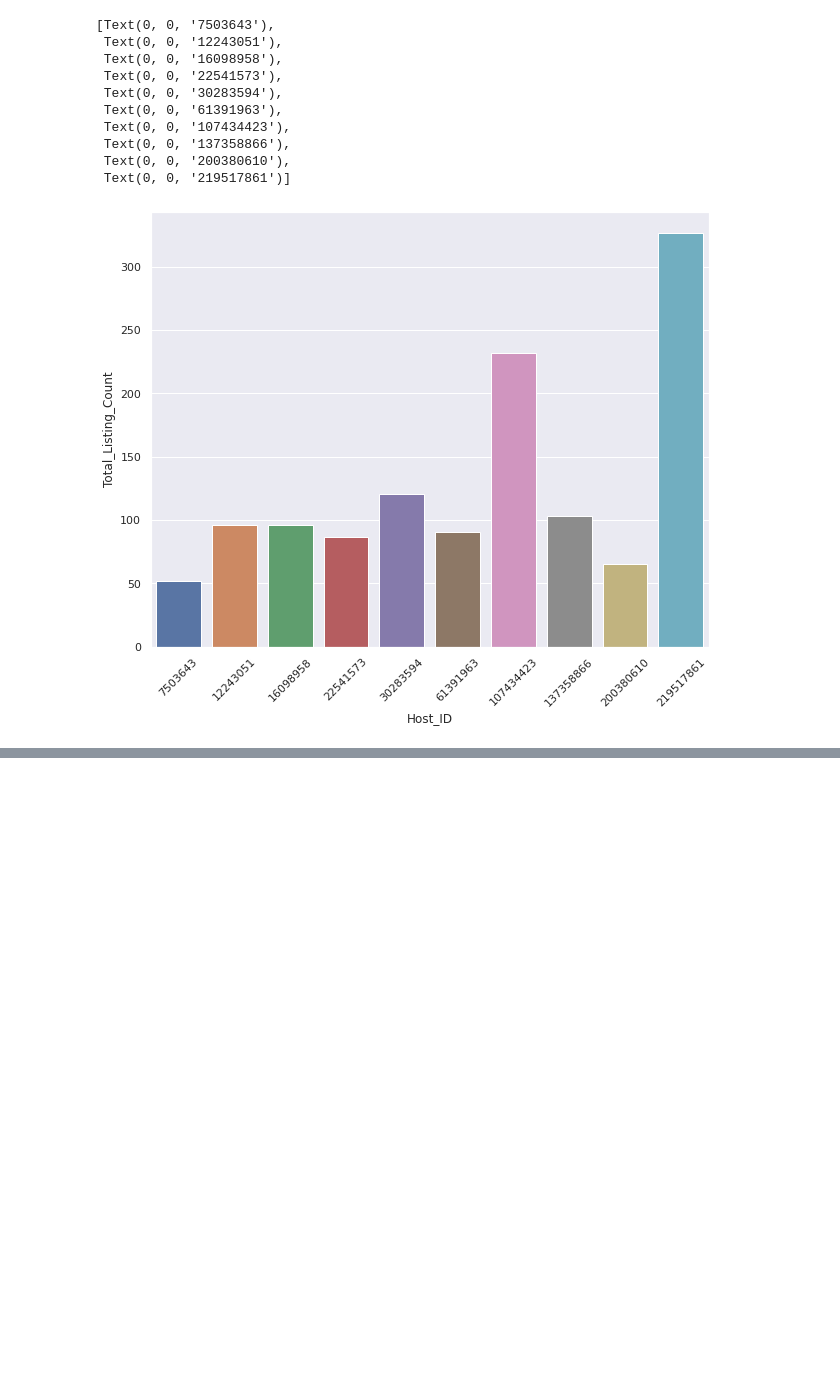
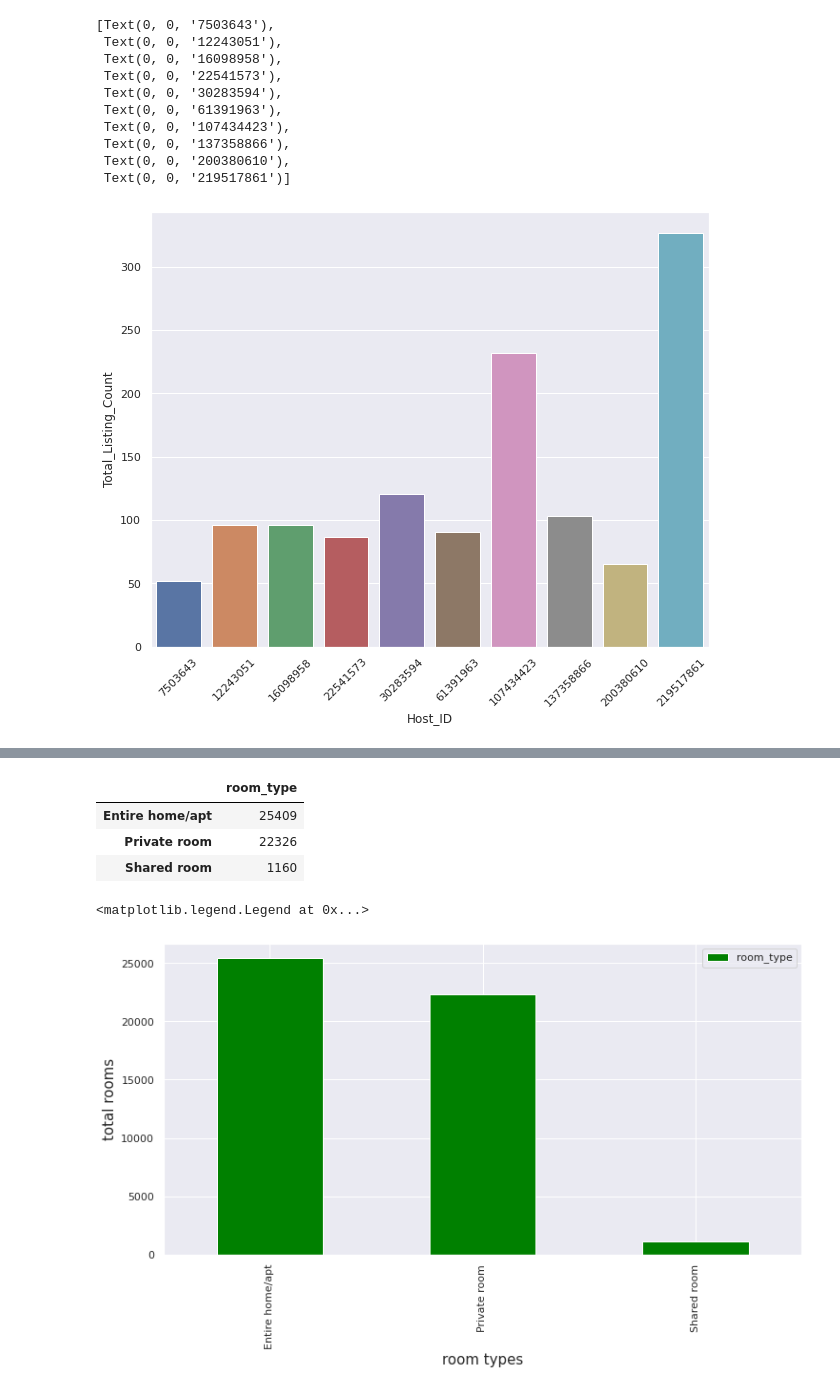
Before and after one commit to Priyabrat845/Airbnb-Booking-Analysis, a Jupyter notebook: Copy_of_Airbnb_Bookings_Analysis_Capstone_Project.ipynb, the cells around one changed output, grey strips where cells are left out. Saved outputs shown, nothing was run; the diff lists cells and outputs as text; code cells hidden in the pictures; blank space fills up the shorter version.

```diff
--- a/Copy_of_Airbnb_Bookings_Analysis_Capstone_Project.ipynb
+++ b/Copy_of_Airbnb_Bookings_Analysis_Capstone_Project.ipynb
@@ -136,0 +188,19 @@ airbnb.head(5)
+# %%
+#Total no of rooms available for different room types
+total_room_types=airbnb.room_type.value_counts()
+total_room_types_df = pd.DataFrame(total_room_types)
+total_room_types_df
+# %% [output]
+|  | room_type |
+| Entire home/apt | 25409 |
+| Private room | 22326 |
+| Shared room | 1160 |
+# %%
+#Total no of rooms available for different room types
+ax1 = airbnb['room_type'].value_counts().plot.bar(color='green',figsize=(12,6),width=0.5)
+ax1.set_xlabel('room types',fontsize=15)
+ax1.set_ylabel('total rooms',fontsize=15)
+ax1.legend()
+# %% [output]
+<matplotlib.legend.Legend at 0x...>
+[figure, added]
```
Also changed, not shown: parts of 8 cells of this notebook.
